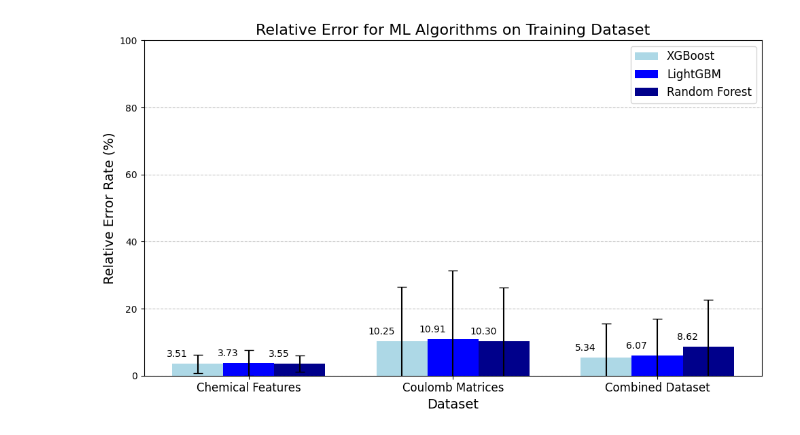
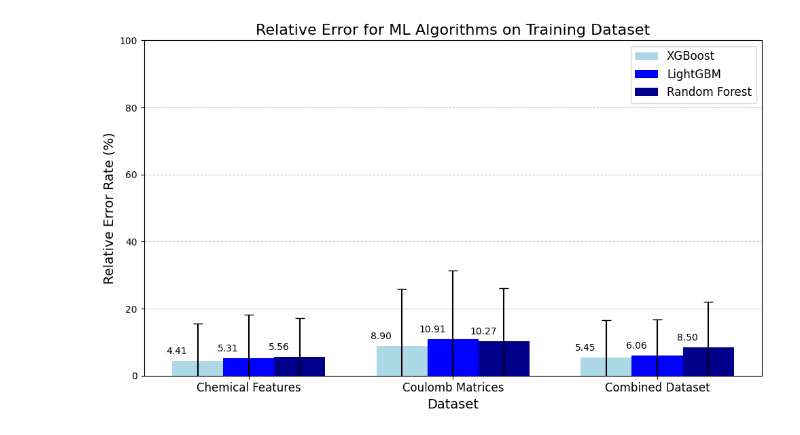
Before and after one commit to laiacoronas/machine-learning-and-quantum-chemistry, a Jupyter notebook: plots.ipynb, the cells around one changed output. Cells and saved outputs as stored; diff of their text form; code cells hidden in the pictures.

```diff
--- a/plots.ipynb
+++ b/plots.ipynb
@@ -2,63 +2,54 @@
 import matplotlib.pyplot as plt
 import numpy as np
 
-# Datos de la tabla
 categories = ['Chemical Features', 'Coulomb Matrices', 'Combined Dataset']
 algorithms = ['XGBoost', 'LightGBM', 'Random Forest']
 data = {
-    'XGBoost': [3.51, 10.25, 5.34],
-    'LightGBM': [3.73, 10.91, 6.07],
-    'Random Forest': [3.55, 10.3, 8.62]
+    'XGBoost': [4.41, 8.9, 5.45],
+    'LightGBM': [5.31, 10.91, 6.06],
+    'Random Forest': [5.557, 10.27, 8.5]
 }
 errors = {
-    'XGBoost': [2.67, 16.19, 10.15],
-    'LightGBM': [3.84, 20.48, 10.80],
-    'Random Forest': [2.45, 15.96, 14.05]
+    'XGBoost': [11.18, 17.02, 11.14],
+    'LightGBM': [12.87, 20.48, 10.79],
+    'Random Forest': [11.66, 15.82, 13.47]
 }
 
-x = np.arange(len(categories))  # Ubicaciones de las etiquetas
-width = 0.25  # Ancho de las barras
+x = np.arange(len(categories))
+width = 0.25
 
 fig, ax = plt.subplots(figsize=(10, 6))
 
-# Gráfica de barras con barras de error
 rects1 = ax.bar(x - width, data['XGBoost'], width, yerr=errors['XGBoost'], label='XGBoost', capsize=5, color='lightblue')
 rects2 = ax.bar(x, data['LightGBM'], width, yerr=errors['LightGBM'], label='LightGBM', capsize=5, color='blue')
 rects3 = ax.bar(x + width, data['Random Forest'], width, yerr=errors['Random Forest'], label='Random Forest', capsize=5, color='darkblue')
 
-# Personalización del gráfico
 ax.set_ylabel('Relative Error Rate (%)', fontsize=14)
 ax.set_xlabel('Dataset', fontsize=14)
 ax.set_title('Relative Error for ML Algorithms on Training Dataset', fontsize=16)
 ax.set_ylim(0, 100)
 ax.set_xticks(x)
 ax.set_xticklabels(categories, fontsize=12)
 ax.legend(fontsize=12)
-
-# Añadir una cuadrícula para facilitar la visualización
 ax.grid(axis='y', linestyle='--', alpha=0.7)
 
-# Función para añadir etiquetas de valor al lado de las barras
 def autolabel(rects):
-    """Agregar una etiqueta de texto al lado de cada barra en *rects*, mostrando su altura."""
     for rect in rects:
         height = rect.get_height()
         ax.annotate(f'{height:.2f}',
                     xy=(rect.get_x() + rect.get_width() -0.48/ 2, height),
                     xytext=(3, 5),  # Ajustar el desplazamiento de las etiquetas
                     textcoords="offset points",
                     ha='center', va='bottom', fontsize=10, color='black')
 
-# Llamar a la función para cada conjunto de barras
 autolabel(rects1)
 autolabel(rects2)
 autolabel(rects3)
-
-fig.tight_layout()  # Ajustar el diseño para evitar la superposición
+fig.tight_layout()
 
 plt.show()
 # %% [output]
-[figure, old version]
+[figure, new version]
 # %%
 import pandas as pd
 import matplotlib.pyplot as plt
```
Also changed, not shown: parts of 1 cell of this notebook, 1 other file.
